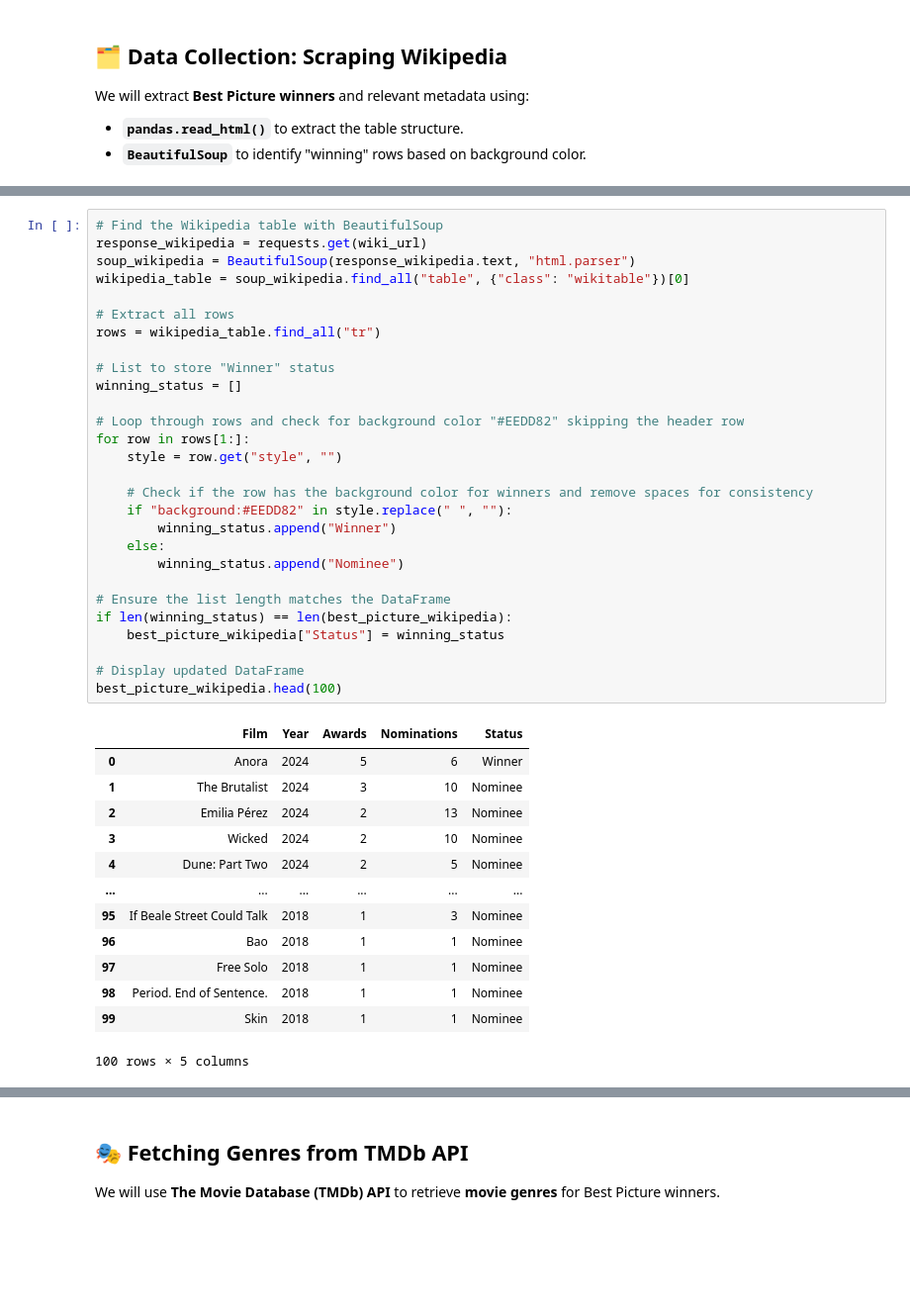
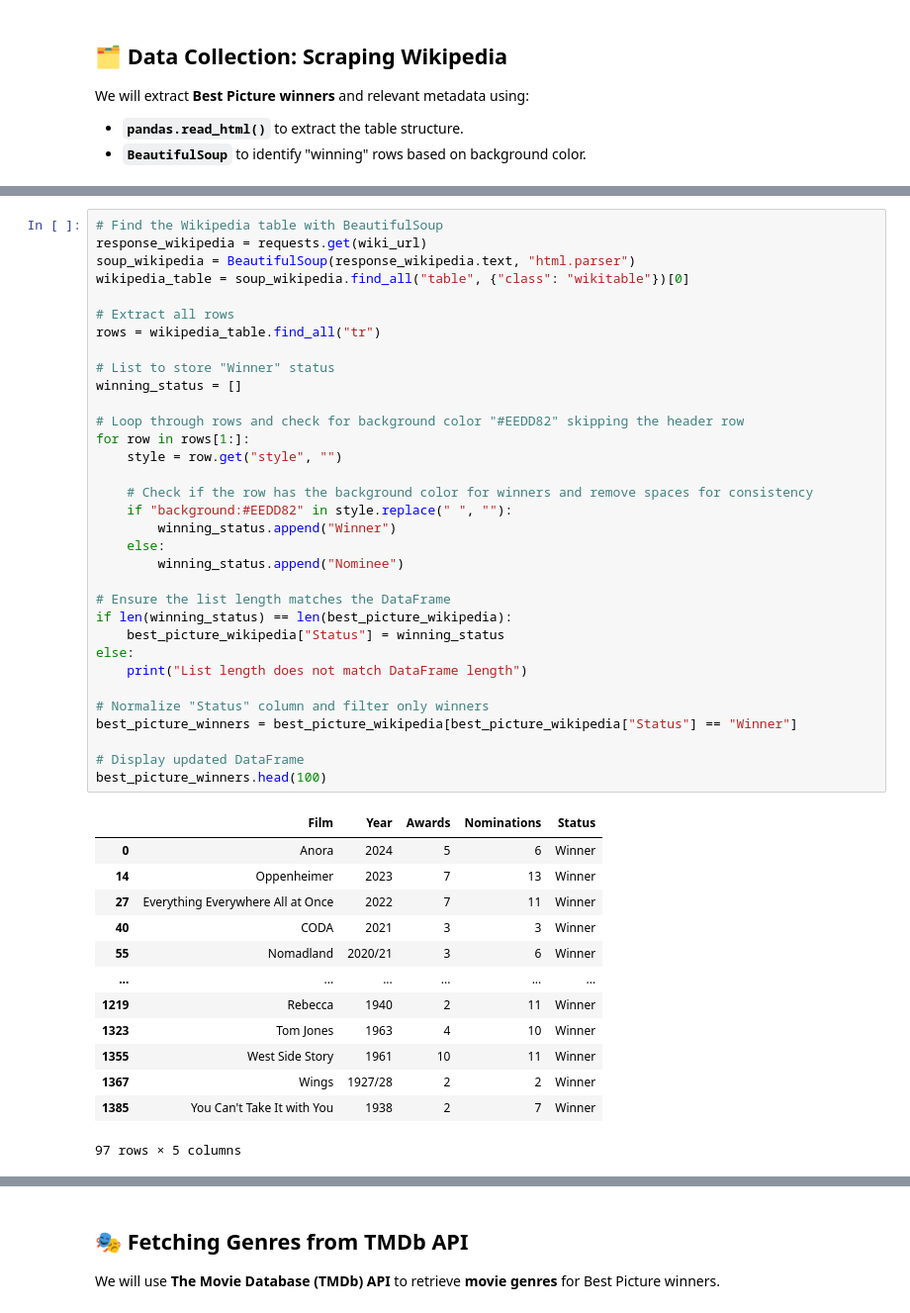
Before and after one commit to judd-jacobs/code-you-capstone, a Jupyter notebook: academcy_awards_analysis.ipynb, the cells around one changed output, grey strips where cells are left out. Shown at 99% size. Cells and saved outputs as stored; diff of their text form; blank space fills up the shorter version.

```diff
--- a/academcy_awards_analysis.ipynb
+++ b/academcy_awards_analysis.ipynb
@@ -67,45 +68,50 @@ best_picture_wikipedia.head()
 # %%
 # Find the Wikipedia table with BeautifulSoup
 response_wikipedia = requests.get(wiki_url)
 soup_wikipedia = BeautifulSoup(response_wikipedia.text, "html.parser")
 wikipedia_table = soup_wikipedia.find_all("table", {"class": "wikitable"})[0]
 
 # Extract all rows
 rows = wikipedia_table.find_all("tr")
 
 # List to store "Winner" status
 winning_status = []
 
 # Loop through rows and check for background color "#EEDD82" skipping the header row
 for row in rows[1:]:
     style = row.get("style", "")
 
     # Check if the row has the background color for winners and remove spaces for consistency
     if "background:#EEDD82" in style.replace(" ", ""):
         winning_status.append("Winner")
     else:
         winning_status.append("Nominee")
 
 # Ensure the list length matches the DataFrame
 if len(winning_status) == len(best_picture_wikipedia):
     best_picture_wikipedia["Status"] = winning_status
+else:
+    print("List length does not match DataFrame length")
+
+# Normalize "Status" column and filter only winners
+best_picture_winners = best_picture_wikipedia[best_picture_wikipedia["Status"] == "Winner"]
 
 # Display updated DataFrame
-best_picture_wikipedia.head(100)
+best_picture_winners.head(100)
 # %% [output]
 |  | Film | Year | Awards | Nominations | Status |
 | 0 | Anora | 2024 | 5 | 6 | Winner |
-| 1 | The Brutalist | 2024 | 3 | 10 | Nominee |
-| 2 | Emilia Pérez | 2024 | 2 | 13 | Nominee |
-| 3 | Wicked | 2024 | 2 | 10 | Nominee |
-| 4 | Dune: Part Two | 2024 | 2 | 5 | Nominee |
+| 14 | Oppenheimer | 2023 | 7 | 13 | Winner |
+| 27 | Everything Everywhere All at Once | 2022 | 7 | 11 | Winner |
+| 40 | CODA | 2021 | 3 | 3 | Winner |
+| 55 | Nomadland | 2020/21 | 3 | 6 | Winner |
 | ... | ... | ... | ... | ... | ... |
-| 95 | If Beale Street Could Talk | 2018 | 1 | 3 | Nominee |
-| 96 | Bao | 2018 | 1 | 1 | Nominee |
-| 97 | Free Solo | 2018 | 1 | 1 | Nominee |
-| 98 | Period. End of Sentence. | 2018 | 1 | 1 | Nominee |
-| 99 | Skin | 2018 | 1 | 1 | Nominee |
+| 1219 | Rebecca | 1940 | 2 | 11 | Winner |
+| 1323 | Tom Jones | 1963 | 4 | 10 | Winner |
+| 1355 | West Side Story | 1961 | 10 | 11 | Winner |
+| 1367 | Wings | 1927/28 | 2 | 2 | Winner |
+| 1385 | You Can't Take It with You | 1938 | 2 | 7 | Winner |
-100 rows × 5 columns
+97 rows × 5 columns
 # %%
 # Connect to (or create) database
 conn = sqlite3.connect("academy_awards.db")
```
Also changed, not shown: parts of 11 cells of this notebook.
